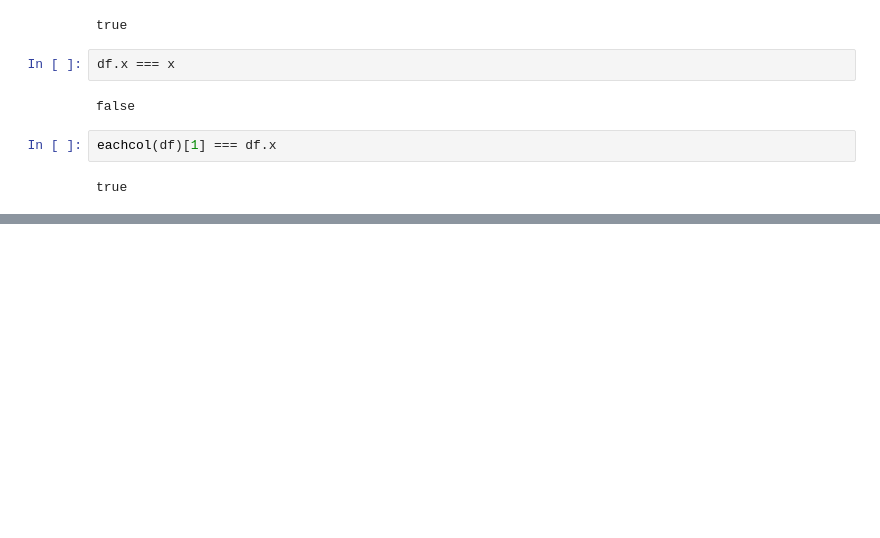
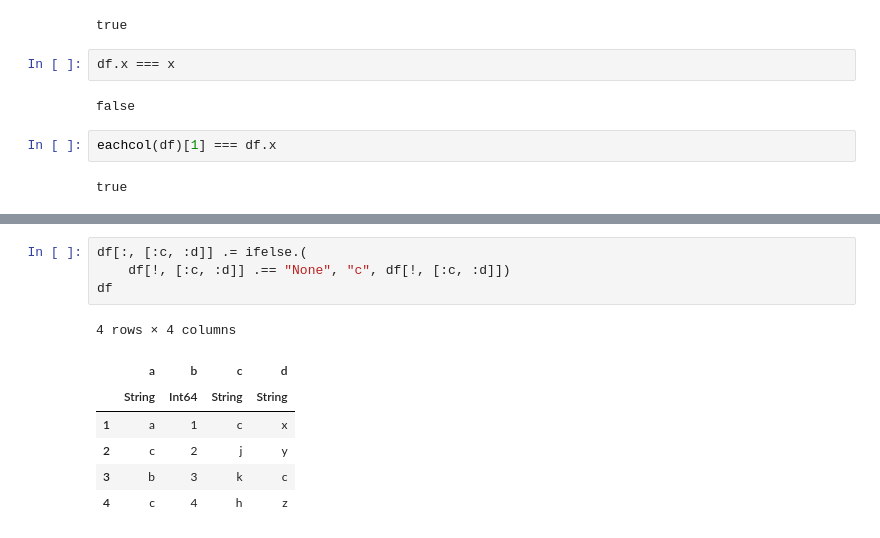
Before and after one commit to damiansp/julia, a Jupyter notebook: dsDocs/DataFrames/gettingstarted.jl.ipynb, the cells around one changed output, grey strips where cells are left out. Drawn from its saved outputs; the diff is of its cells as text; blank space fills up the shorter version.

```diff
--- a/dsDocs/DataFrames/gettingstarted.jl.ipynb
+++ b/dsDocs/DataFrames/gettingstarted.jl.ipynb
@@ -549,0 +577,12 @@ true
+# %%
+df[:, [:c, :d]] .= ifelse.(
+    df[!, [:c, :d]] .== "None", "c", df[!, [:c, :d]])
+df
+# %% [output]
+4 rows × 4 columns
+|  | a | b | c | d |
+|  | String | Int64 | String | String |
+| 1 | a | 1 | c | x |
+| 2 | c | 2 | j | y |
+| 3 | b | 3 | k | c |
+| 4 | c | 4 | h | z |
```
Also changed, not shown: parts of 8 cells of this notebook, 1 other file.
